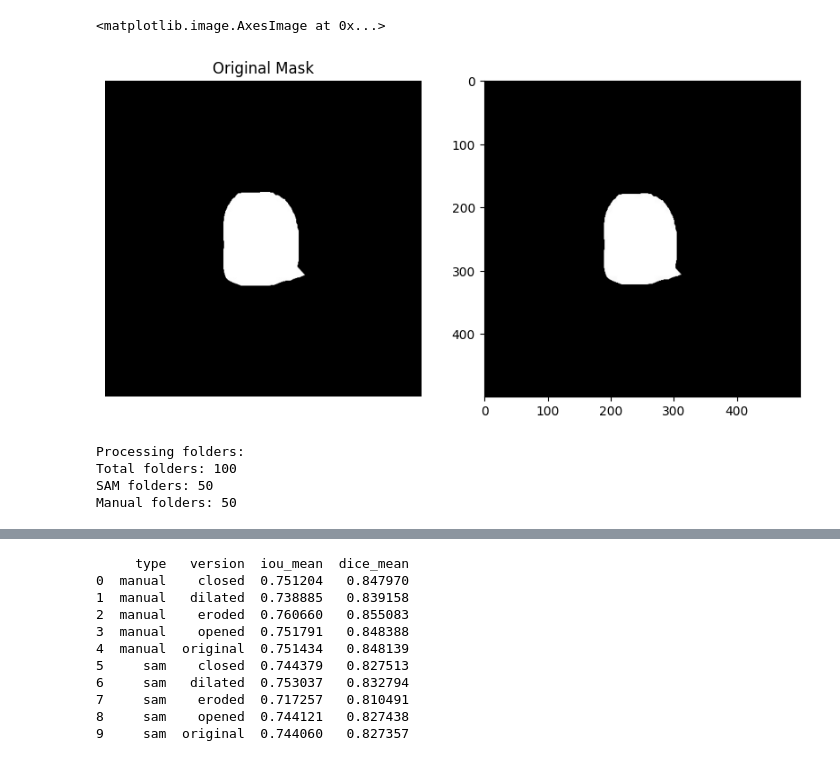
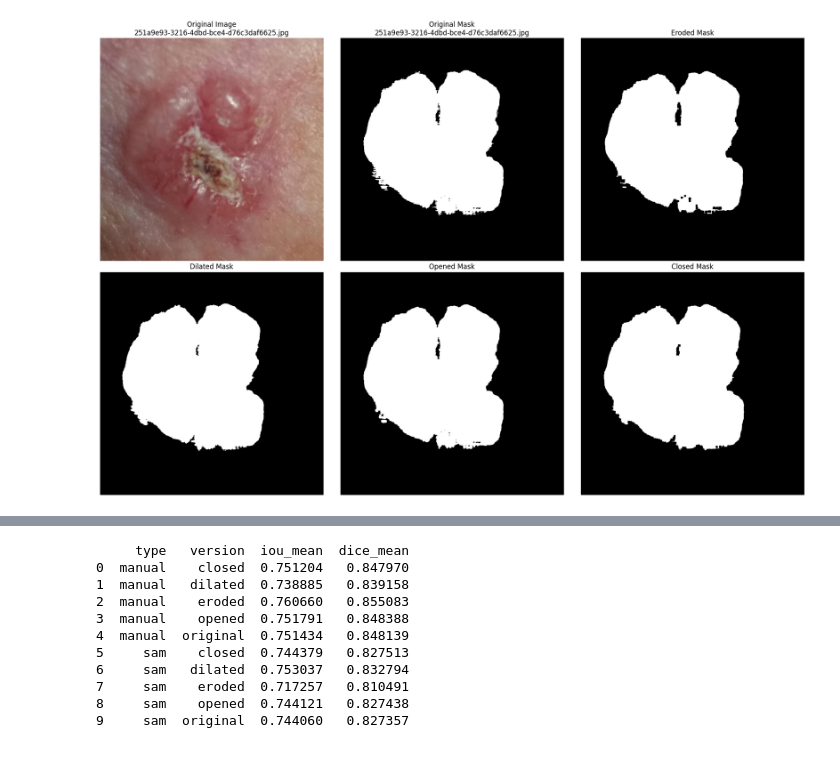
Before and after one commit to Lorenzuou/analise-segmentacao-pele, a Jupyter notebook: analise/op_morfologicas.ipynb, the cells around one changed output, grey strips where cells are left out. Drawn from its saved outputs; the diff is of its cells as text; code cells hidden in the pictures.

```diff
--- a/analise/op_morfologicas.ipynb
+++ b/analise/op_morfologicas.ipynb
@@ -196,17 +258,7 @@ for i in range(len(masks)):
-# %%
-eroded_masks = apply_erosion(masks[0], kernel_size=(5, 5), iterations=1)
-#plot before and after
-plt.figure(figsize=(10, 10))
-plt.subplot(1, 2, 1)
-plt.imshow(masks[0])
-plt.title("Original Mask")
-plt.axis("off")
-
-plt.subplot(1, 2, 2)
-plt.imshow(eroded_masks)
-# %% [output]
-<matplotlib.image.AxesImage at 0x...>
-[figure, removed]
+# %%
+plot_mask_operations(mask_files[0], experiment_path=experiment_path, masks=masks, mask_files=mask_files)
+# %% [output]
+[figure, added]
 # %%
 
 def collect_metrics(sessoes_folder: str, original_mask_folder: str) -> Tuple[pd.DataFrame, Dict]:
@@ -286,16 +338,12 @@ def collect_metrics(sessoes_folder: str, original_mask_folder: str) -> Tuple[pd.
 
     return pd.DataFrame(data_rows), groups_data
 # %%
-# Set paths
-sessoes_folder = "./sessoes"
-original_mask_folder = 'pad_segmentation_all/all-mask'
+#This operation takes time and the results are stored in a csv file
+# # Set paths
+# sessoes_folder = "./sessoes"
+# original_mask_folder = 'pad_segmentation_all/all-mask'
 
-# Collect metrics
-metrics_df, groups_data = collect_metrics(sessoes_folder, original_mask_folder)
+# # Collect metrics
+# metrics_df, groups_data = collect_metrics(sessoes_folder, original_mask_folder)
-# %% [output]
-Processing folders:
-Total folders: 100
-SAM folders: 50
-Manual folders: 50
 # %%
 #save
```
Also changed, not shown: parts of 11 cells of this notebook, 1 other file.
